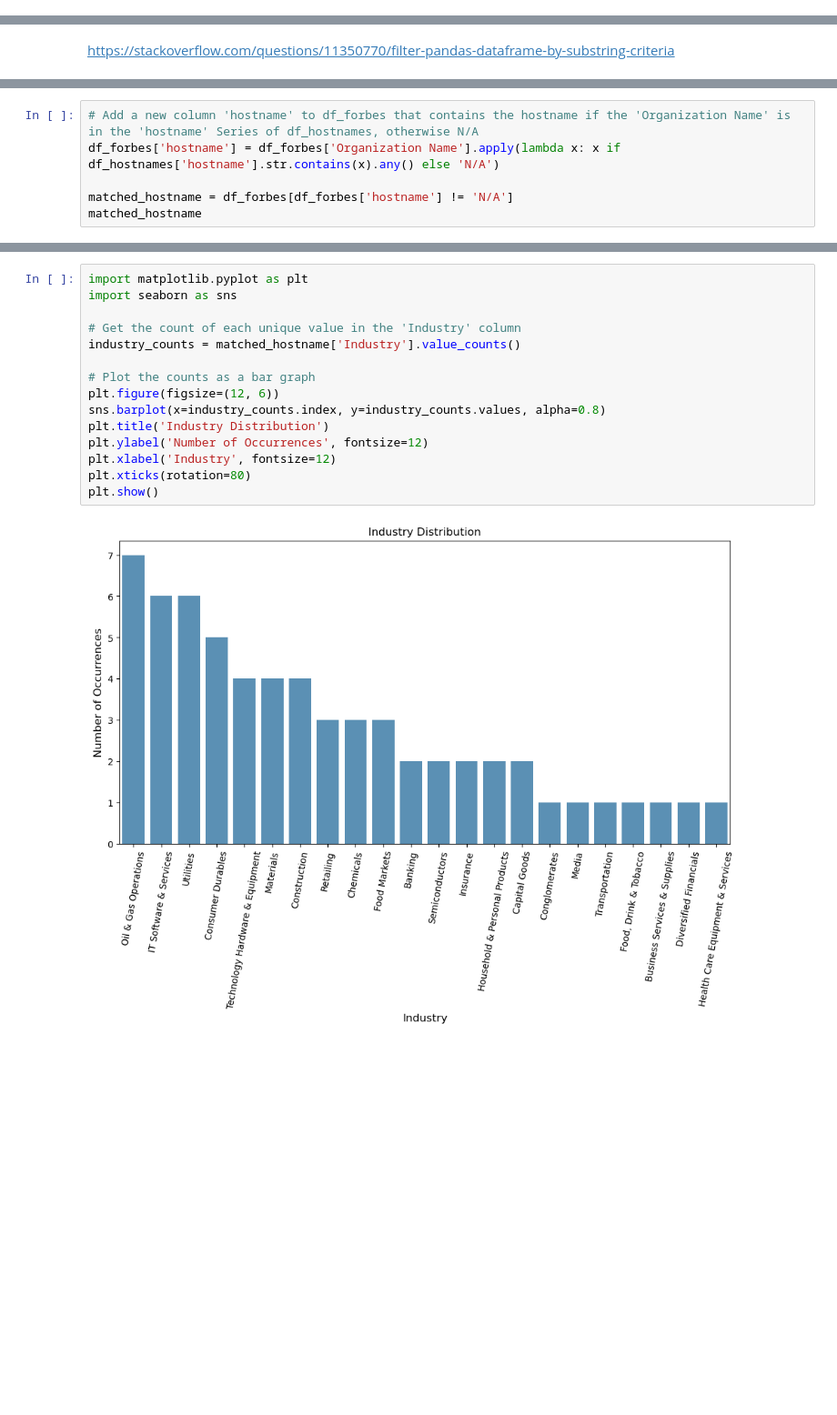
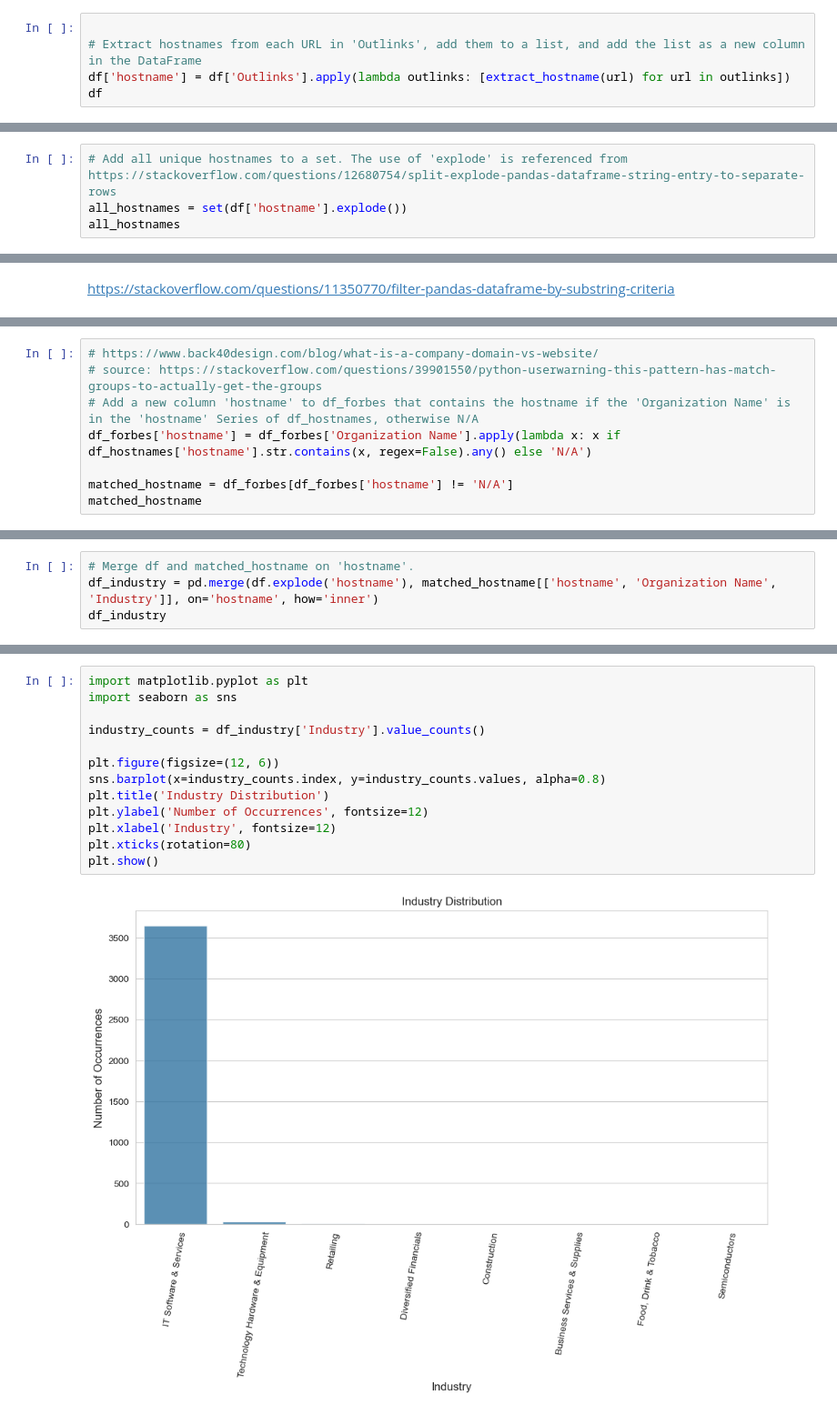
Before and after one commit to hanlily666/2023Fall_Projects, a Jupyter notebook: han_ruixin_final_project.ipynb, the cells around one changed output, grey strips where cells are left out. Shown at 91% size. Saved outputs shown, nothing was run; the diff lists cells and outputs as text; blank space fills up the shorter version.

```diff
--- a/han_ruixin_final_project.ipynb
+++ b/han_ruixin_final_project.ipynb
@@ -108,0 +67,5 @@ print(all_hostnames)
+# %%
+
+# Extract hostnames from each URL in 'Outlinks', add them to a list, and add the list as a new column in the DataFrame
+df['hostname'] = df['Outlinks'].apply(lambda outlinks: [extract_hostname(url) for url in outlinks])
+df
@@ -108,0 +86,4 @@ print(all_hostnames)
+# %%
+# Add all unique hostnames to a set. The use of 'explode' is referenced from https://stackoverflow.com/questions/12680754/split-explode-pandas-dataframe-string-entry-to-separate-rows
+all_hostnames = set(df['hostname'].explode())
+all_hostnames
@@ -118,7 +115,9 @@ df_forbes['Organization Name'] = df_forbes['Organization Name'].str.lower()
 df_hostnames = pd.DataFrame(list(all_hostnames), columns=['hostname'])
 # %%
+# https://www.back40design.com/blog/what-is-a-company-domain-vs-website/
+# source: https://stackoverflow.com/questions/39901550/python-userwarning-this-pattern-has-match-groups-to-actually-get-the-groups
 # Add a new column 'hostname' to df_forbes that contains the hostname if the 'Organization Name' is in the 'hostname' Series of df_hostnames, otherwise N/A
-df_forbes['hostname'] = df_forbes['Organization Name'].apply(lambda x: x if df_hostnames['hostname'].str.contains(x).any() else 'N/A')
+df_forbes['hostname'] = df_forbes['Organization Name'].apply(lambda x: x if df_hostnames['hostname'].str.contains(x, regex=False).any() else 'N/A')
 
 matched_hostname = df_forbes[df_forbes['hostname'] != 'N/A']
 matched_hostname
@@ -138,0 +144,4 @@ matched_hostname
+# %%
+# Merge df and matched_hostname on 'hostname'.
+df_industry = pd.merge(df.explode('hostname'), matched_hostname[['hostname', 'Organization Name', 'Industry']], on='hostname', how='inner')
+df_industry
@@ -139,17 +162,15 @@ matched_hostname
 # %%
 import matplotlib.pyplot as plt
 import seaborn as sns
 
-# Get the count of each unique value in the 'Industry' column
-industry_counts = matched_hostname['Industry'].value_counts()
+industry_counts = df_industry['Industry'].value_counts()
 
-# Plot the counts as a bar graph
 plt.figure(figsize=(12, 6))
 sns.barplot(x=industry_counts.index, y=industry_counts.values, alpha=0.8)
 plt.title('Industry Distribution')
 plt.ylabel('Number of Occurrences', fontsize=12)
 plt.xlabel('Industry', fontsize=12)
 plt.xticks(rotation=80)
 plt.show()
 # %% [output]
-[figure, old version]
+[figure, new version]
```
Also changed, not shown: parts of 42 cells of this notebook, 4 other files.
